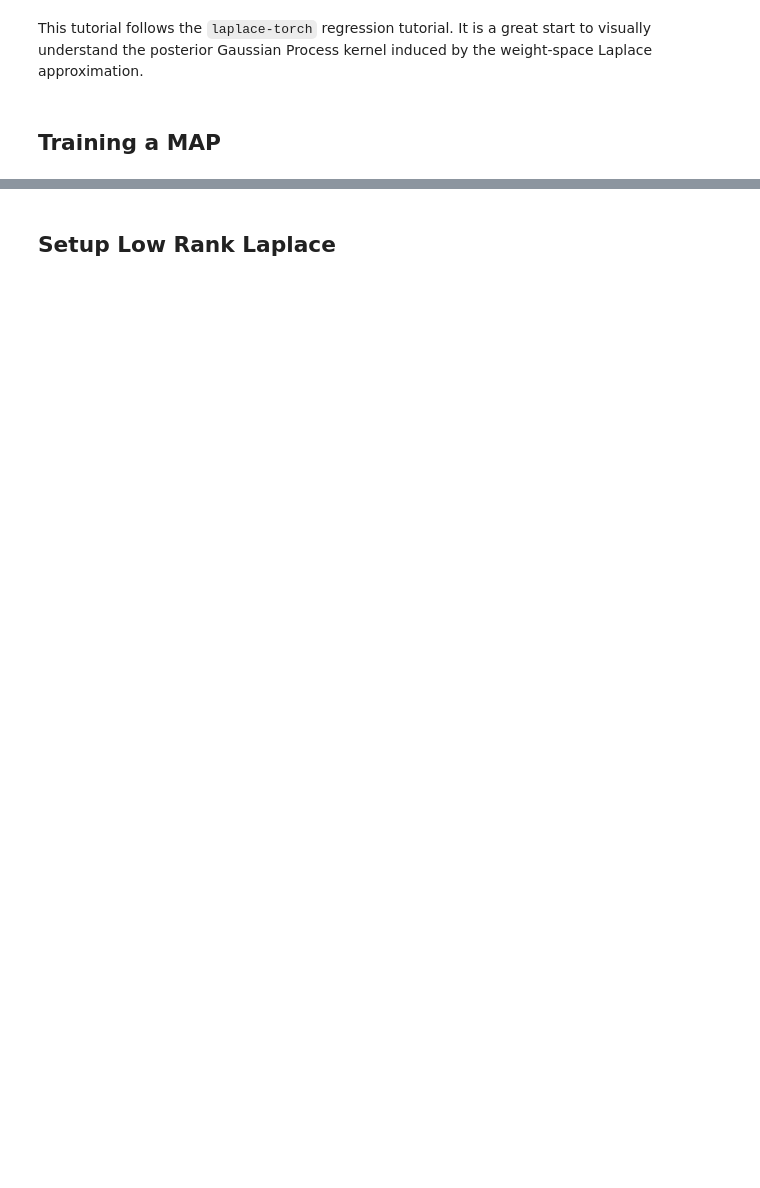
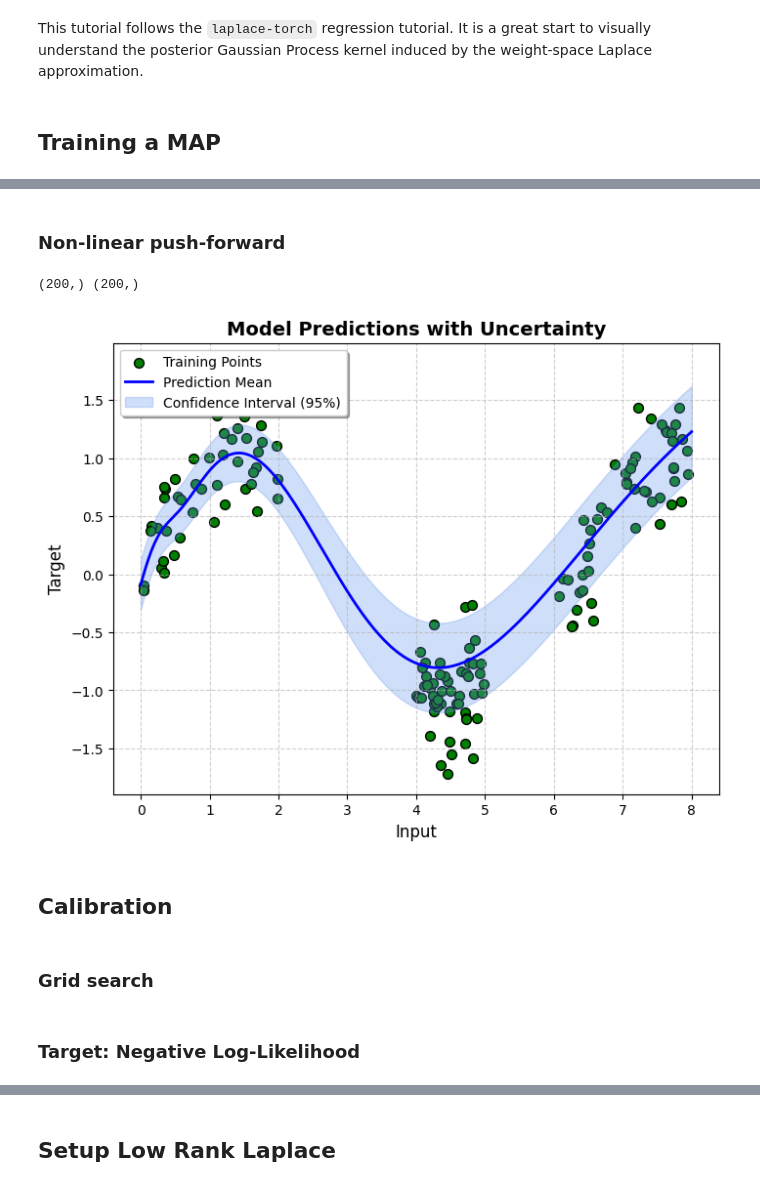
Before and after one commit to lenardrommel/laplax, a Jupyter notebook: examples/0001_posterior_gp_kernel.ipynb, the cells around one changed output, grey strips where cells are left out. Drawn from its saved outputs; the diff is of its cells as text; code cells hidden in the pictures; blank space fills up the shorter version.

```diff
--- a/examples/0001_posterior_gp_kernel.ipynb
+++ b/examples/0001_posterior_gp_kernel.ipynb
@@ -102,0 +237,50 @@ posterior_fn = create_posterior_fn(
+# %% [markdown]
+### Non-linear push-forward
+# %%
+from functools import partial
+
+from laplax.eval.pushforward import (
+    nonlin_pred_mean,
+    nonlin_pred_var,
+    nonlin_setup,
+    set_nonlin_pushforward,
+)
+
+# Setup linearized pushforward
+set_nonlin_prob_predictive = partial(
+    set_nonlin_pushforward,
+    model_fn=model_fn,
+    mean_params=params,
+    posterior_fn=posterior_fn,
+    pushforward_fns=[
+        nonlin_setup,
+        nonlin_pred_mean,
+        nonlin_pred_var,
+    ],
+    key=jax.random.key(42),
+    num_samples=10000,
+)
+prior_arguments = {"prior_prec": 60.}  # Choose any prior precision.
+prob_predictive = set_nonlin_prob_predictive(
+    prior_arguments=prior_arguments,
+)
+
+X_test = jnp.linspace(0, 8, 200).reshape(200, 1)
+pred = jax.vmap(prob_predictive)(X_test)
+pred_mean = pred["pred_mean"][:, 0]
+pred_var = pred["pred_var"][:, 0]
+print(pred_mean.shape, pred_var.shape)
+plot_regression_with_uncertainty(
+    train_input=train_batch["input"],
+    train_target=train_batch["target"],
+    X_grid=X_test,
+    Y_pred=pred_mean,
+    Y_var=pred_var,
+)
+# %% [output]
+(200,) (200,)
+[figure, added]
+# %% [markdown]
+## Calibration
+# %% [markdown]
+### Grid search
@@ -102,0 +315,2 @@ posterior_fn = create_posterior_fn(
+# %% [markdown]
+### Target: Negative Log-Likelihood
```
Also changed, not shown: parts of 55 cells of this notebook, 2 other files.
